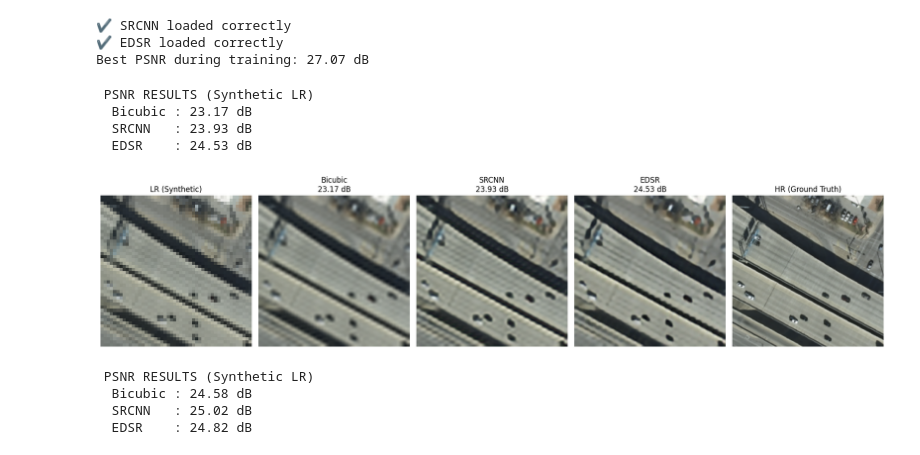
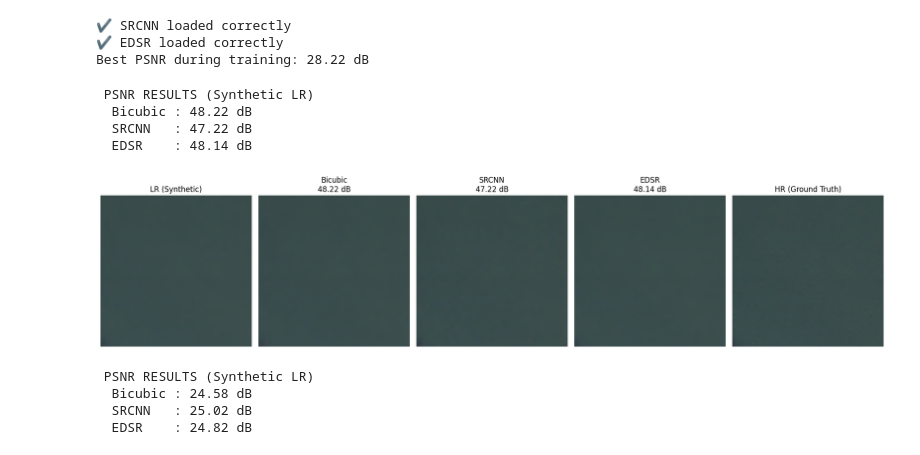
Before and after one commit to NadiYasser/Satellite_Super_Resulotion0, a Jupyter notebook: notebooks/said/test_MODELS.ipynb, the cells around one changed output. Saved outputs shown, nothing was run; the diff lists cells and outputs as text; code cells hidden in the pictures.

```diff
--- a/notebooks/said/test_MODELS.ipynb
+++ b/notebooks/said/test_MODELS.ipynb
@@ -184,10 +184,13 @@ def compare_sr_models(
 # %%
 from src.utils.models_architecture import SRCNN, EDSR
 
+checkpoint = torch.load(
+    "src/models/checkpoints/SRCNN/best_srcnn.pth",
+    map_location=device
+)
+
 srcnn = SRCNN().to(device)
-srcnn.load_state_dict(
-    torch.load("src/models/checkpoints/best_srcnn.pth", map_location=device)
-)
+srcnn.load_state_dict(checkpoint["model"])
 srcnn.eval()
 
 print("✔ SRCNN loaded correctly")
@@ -206,20 +209,20 @@ print(f"Best PSNR during training: {checkpoint['best_psnr']:.2f} dB")
 # %% [output]
 ✔ SRCNN loaded correctly
 ✔ EDSR loaded correctly
-Best PSNR during training: 27.07 dB
+Best PSNR during training: 28.22 dB
 # %%
 compare_sr_models(
-    hr_path="data/preprocessed/test/HR/austin1_r00_c00.png",
+    hr_path="data/preprocessed/test/HR/austin5_r01_c06.png",
     srcnn_model=srcnn,
     edsr_model=edsr,
     scale=4
 )
 # %% [output]
  PSNR RESULTS (Synthetic LR)
-  Bicubic : 23.17 dB
-  SRCNN   : 23.93 dB
-  EDSR    : 24.53 dB
+  Bicubic : 48.22 dB
+  SRCNN   : 47.22 dB
+  EDSR    : 48.14 dB
-[figure, old version]
+[figure, new version]
 # %%
 compare_sr_models(
     hr_path="data/preprocessed/test/HR/austin1_r00_c04.png",
```
Also changed, not shown: parts of 4 cells of this notebook, 4 other files.
